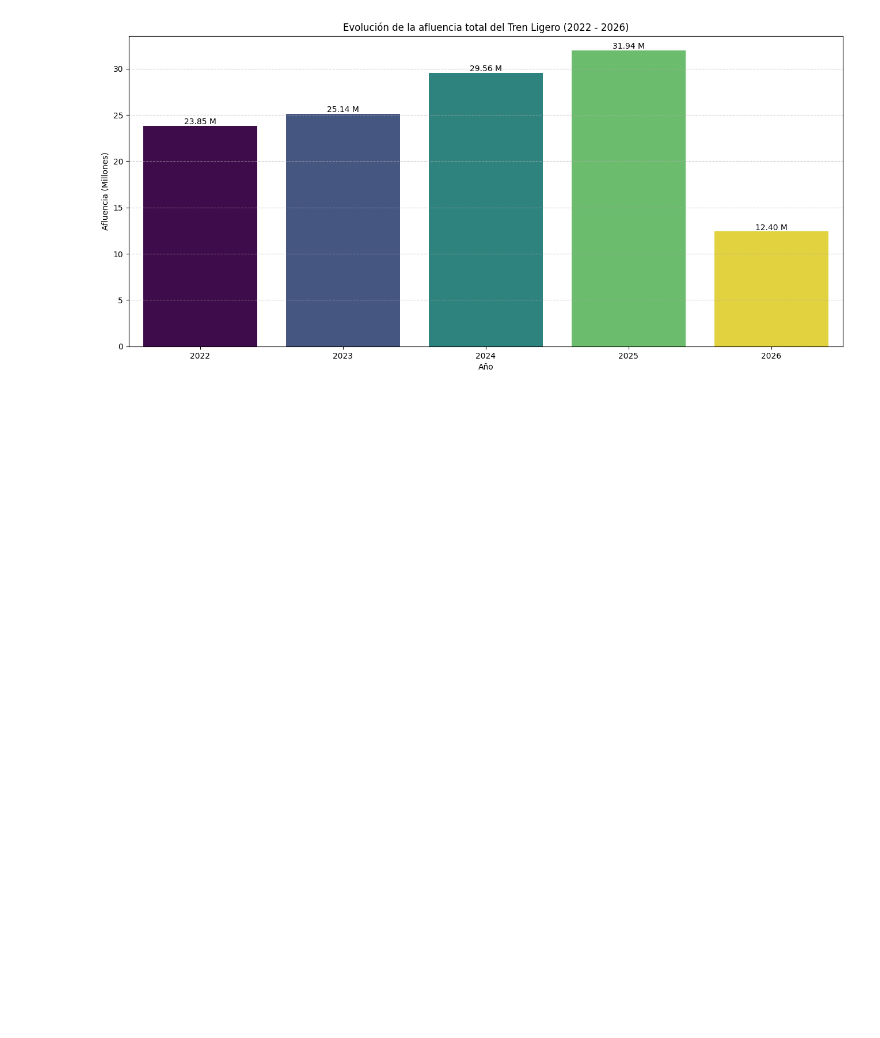
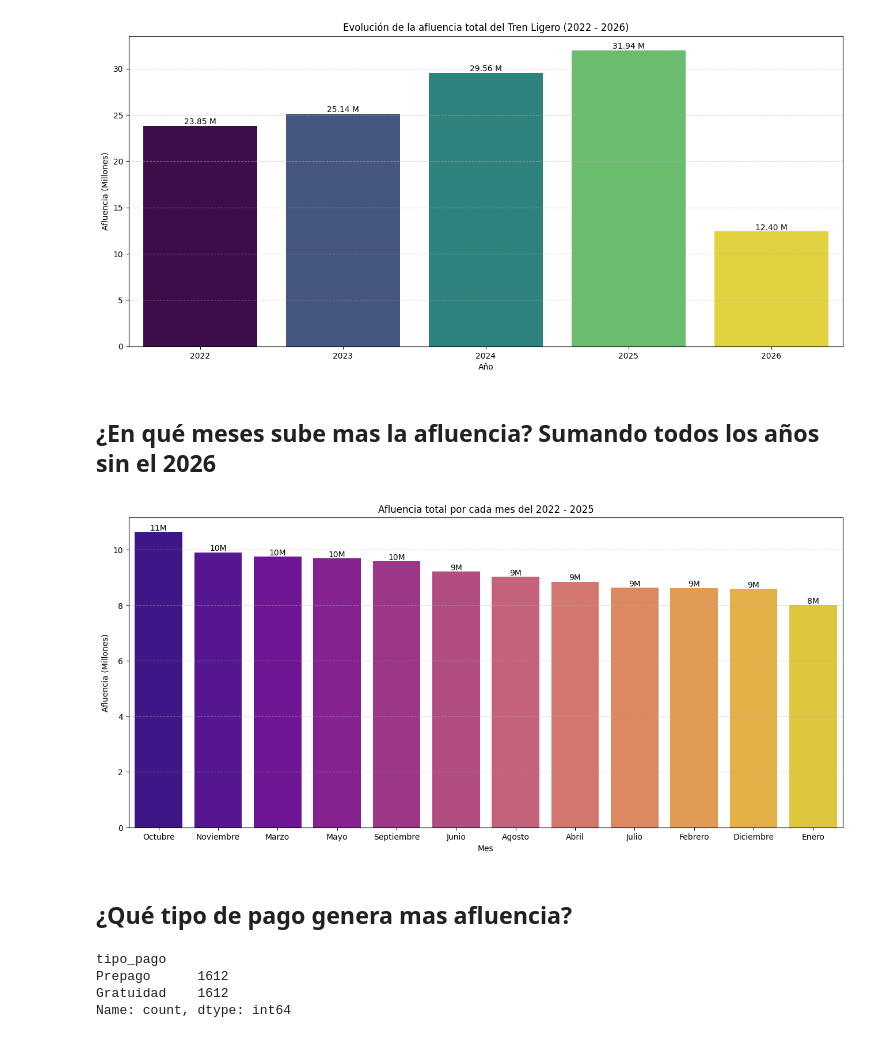
Before and after one commit to K4lilinuxX/CDMX, a Jupyter notebook: Tren-Ligero-CDMX/tren-ligero-cdmx.ipynb, the cells around one changed output. Cells and saved outputs as stored; diff of their text form; code cells hidden in the pictures; blank space fills up the shorter version.

```diff
--- a/Tren-Ligero-CDMX/tren-ligero-cdmx.ipynb
+++ b/Tren-Ligero-CDMX/tren-ligero-cdmx.ipynb
@@ -131,3 +131,43 @@ plt.grid(axis="y",
 plt.show()
 # %% [output]
 [figure]
+# %% [markdown]
+## ¿En qué meses sube mas la afluencia? Sumando todos los años sin el 2026
+# %%
+# Creamos un Data Frame sin el año 2026 para no alterar el resultado
+df_sin_2026 = df[df["anio"] != 2026]
+
+# Agrupamos afluencia por cada mes del año
+afluencia_mes = df_sin_2026.groupby("mes")["afluencia"].sum().sort_values(ascending=False)
+
+# Dividimos entre 1,000,000 para simplificar la escala
+afluencia_mes_simpli = afluencia_mes / 1_000_000
+
+# Graficamos
+plt.figure(figsize=(16,7))
+plt.title("Afluencia total por cada mes del 2022 - 2025")
+
+barras = sns.barplot(x=afluencia_mes_simpli.index,
+                     y=afluencia_mes_simpli.values,
+                     hue=afluencia_mes_simpli.index,
+                     palette="plasma")
+for contenedores in barras.containers:
+    barras.bar_label(contenedores,
+                     fmt='%.0fM')
+plt.xlabel("Mes")
+plt.ylabel("Afluencia (Millones)")
+plt.grid(axis="y",
+         linestyle="--",
+         alpha=0.6)
+plt.show()
+# %% [output]
+[figure, added]
+# %% [markdown]
+## ¿Qué tipo de pago genera mas afluencia?
+# %%
+df["tipo_pago"].value_counts()
+# %% [output]
+tipo_pago
+Prepago      1612
+Gratuidad    1612
+Name: count, dtype: int64
```
Also changed, not shown: parts of 5 cells of this notebook, 1 other file.
